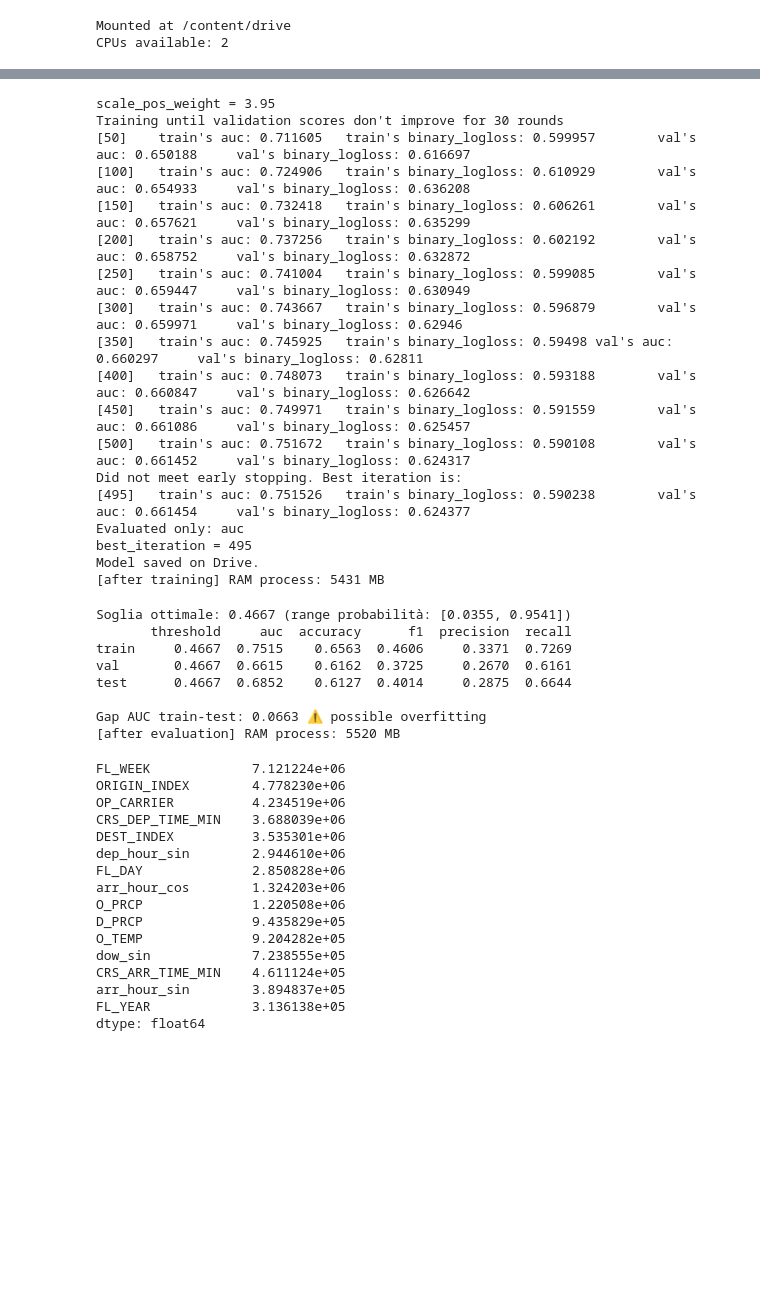
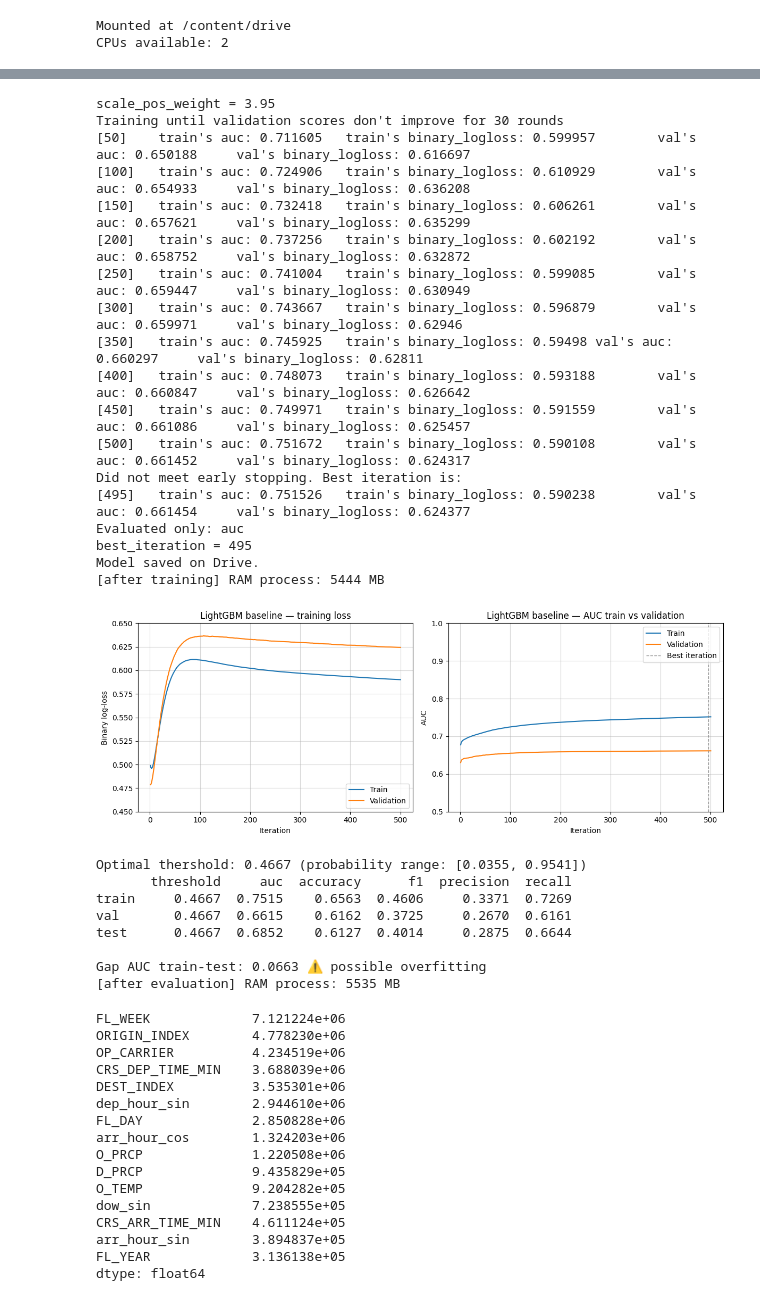
Before and after one commit to kevinbrugnera/Flight-Delay-Forecasting, a Jupyter notebook: tabular_pipeline_aeolus_lgbm.ipynb, the cells around one changed output, grey strips where cells are left out. Saved outputs shown, nothing was run; the diff lists cells and outputs as text; code cells hidden in the pictures; blank space fills up the shorter version.

Commit message:
added learning curve

```diff
--- a/tabular_pipeline_aeolus_lgbm.ipynb
+++ b/tabular_pipeline_aeolus_lgbm.ipynb
@@ -115,10 +122,16 @@ params = {
     "scale_pos_weight": scale_pos_weight, "learning_rate": 0.05,
     "num_leaves": 63, "max_bin": 63, "num_threads": n_threads, "verbose": -1,
 }
+evals_result_baseline = {}
+
 model = lgb.train(
     params, train_set, num_boost_round=500,
     valid_sets=[train_set, val_set], valid_names=["train", "val"],
-    callbacks=[lgb.early_stopping(30, first_metric_only=True), lgb.log_evaluation(50)]
+    callbacks=[
+        lgb.early_stopping(30, first_metric_only=True),
+        lgb.log_evaluation(50),
+        lgb.record_evaluation(evals_result_baseline),  # <-- nuovo: salva la storia per il plot
+    ],
 )
 print(f"best_iteration = {model.best_iteration}")
 gc.collect()
@@ -144,7 +157,38 @@ Did not meet early stopping. Best iteration is:
 Evaluated only: auc
 best_iteration = 495
 Model saved on Drive.
-[after training] RAM process: 5431 MB
+[after training] RAM process: 5444 MB
+# %%
+## Learning curve — LightGBM baseline
+
+fig, axes = plt.subplots(1, 2, figsize=(12, 4.5))
+rounds = range(1, len(evals_result_baseline["train"]["auc"]) + 1)
+
+axes[0].plot(rounds, evals_result_baseline["train"]["binary_logloss"], label="Train")
+axes[0].plot(rounds, evals_result_baseline["val"]["binary_logloss"], label="Validation")
+axes[0].set_xlabel("Iteration")
+axes[0].set_ylabel("Binary log-loss")
+axes[0].set_title("LightGBM baseline — training loss")
+axes[0].legend(loc="lower right")
+axes[0].grid(alpha=0.5)
+axes[0].set_ylim(0.45,0.65)
+
+
+axes[1].plot(rounds, evals_result_baseline["train"]["auc"],  label="Train")
+axes[1].plot(rounds, evals_result_baseline["val"]["auc"], label="Validation")
+axes[1].axvline(model.best_iteration, color="gray", linestyle="--", linewidth=1, alpha=0.8,label="Best iteration")
+axes[1].set_xlabel("Iteration")
+axes[1].set_ylabel("AUC")
+axes[1].set_title("LightGBM baseline — AUC train vs validation")
+axes[1].legend(loc="upper right")
+axes[1].set_ylim(0.5,1)
+axes[1].grid(alpha=0.5)
+
+plt.tight_layout()
+#plt.savefig(data_dir + "lgbm_baseline_learning_curve.pdf")
+plt.show()
+# %% [output]
+[figure, added]
 # %%
 ## 3. Optimal threshold + metrics on train/val/test
 
@@ -186,14 +230,14 @@ print(f"\nGap AUC train-test: {gap_auc:.4f} {'⚠️ possible overfitting' if ga
 report.to_csv(MODELS_DIR + "lgbm_baseline_metrics.csv")
 checkpoint("after evaluation")
 # %% [output]
-Soglia ottimale: 0.4667 (range probabilità: [0.0355, 0.9541])
+Optimal thershold: 0.4667 (probability range: [0.0355, 0.9541])
        threshold     auc  accuracy      f1  precision  recall
 train     0.4667  0.7515    0.6563  0.4606     0.3371  0.7269
 val       0.4667  0.6615    0.6162  0.3725     0.2670  0.6161
 test      0.4667  0.6852    0.6127  0.4014     0.2875  0.6644
 
 Gap AUC train-test: 0.0663 ⚠️ possible overfitting
-[after evaluation] RAM process: 5520 MB
+[after evaluation] RAM process: 5535 MB
 # %%
 ## 4. Feature importance
 
```
Also changed, not shown: parts of 9 cells of this notebook.
